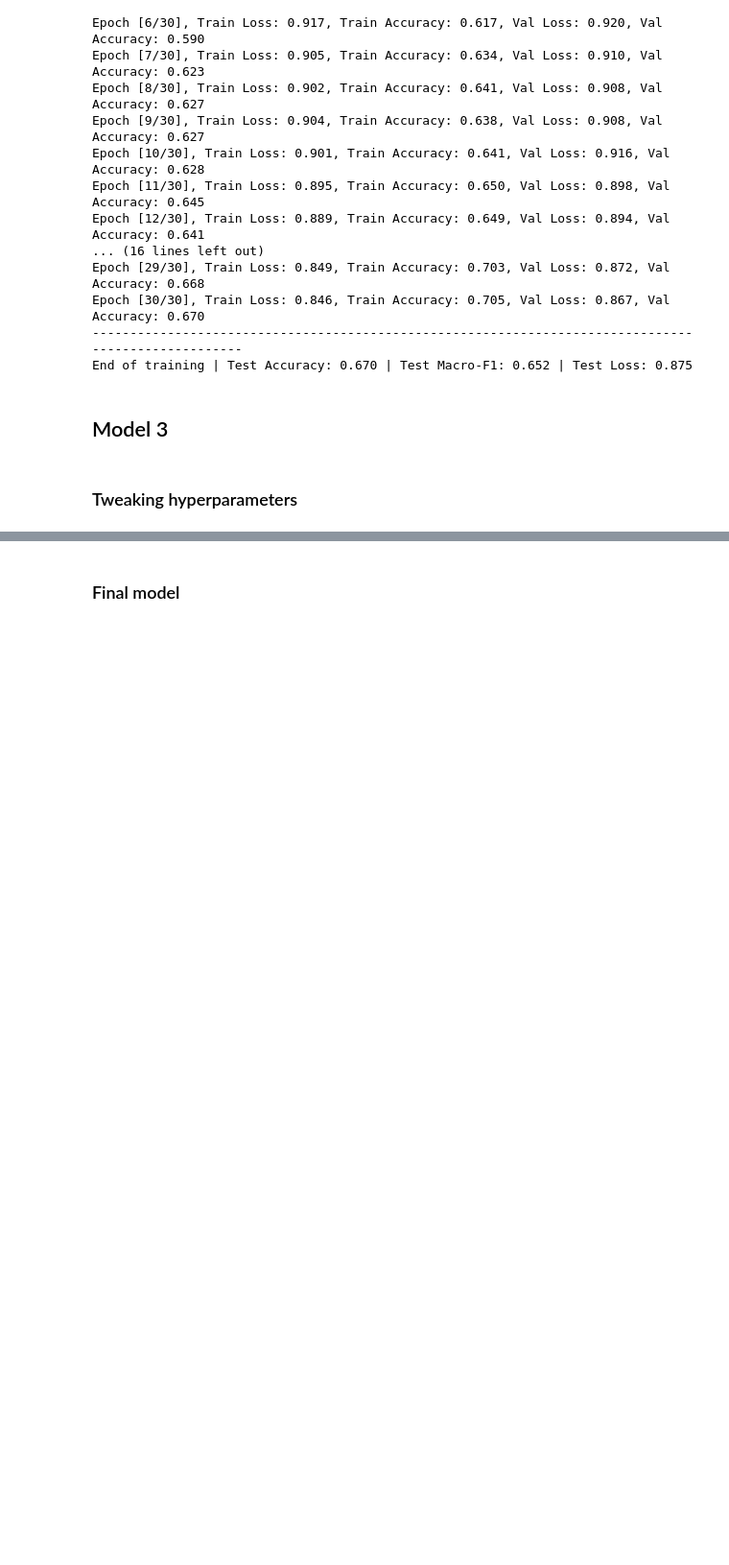
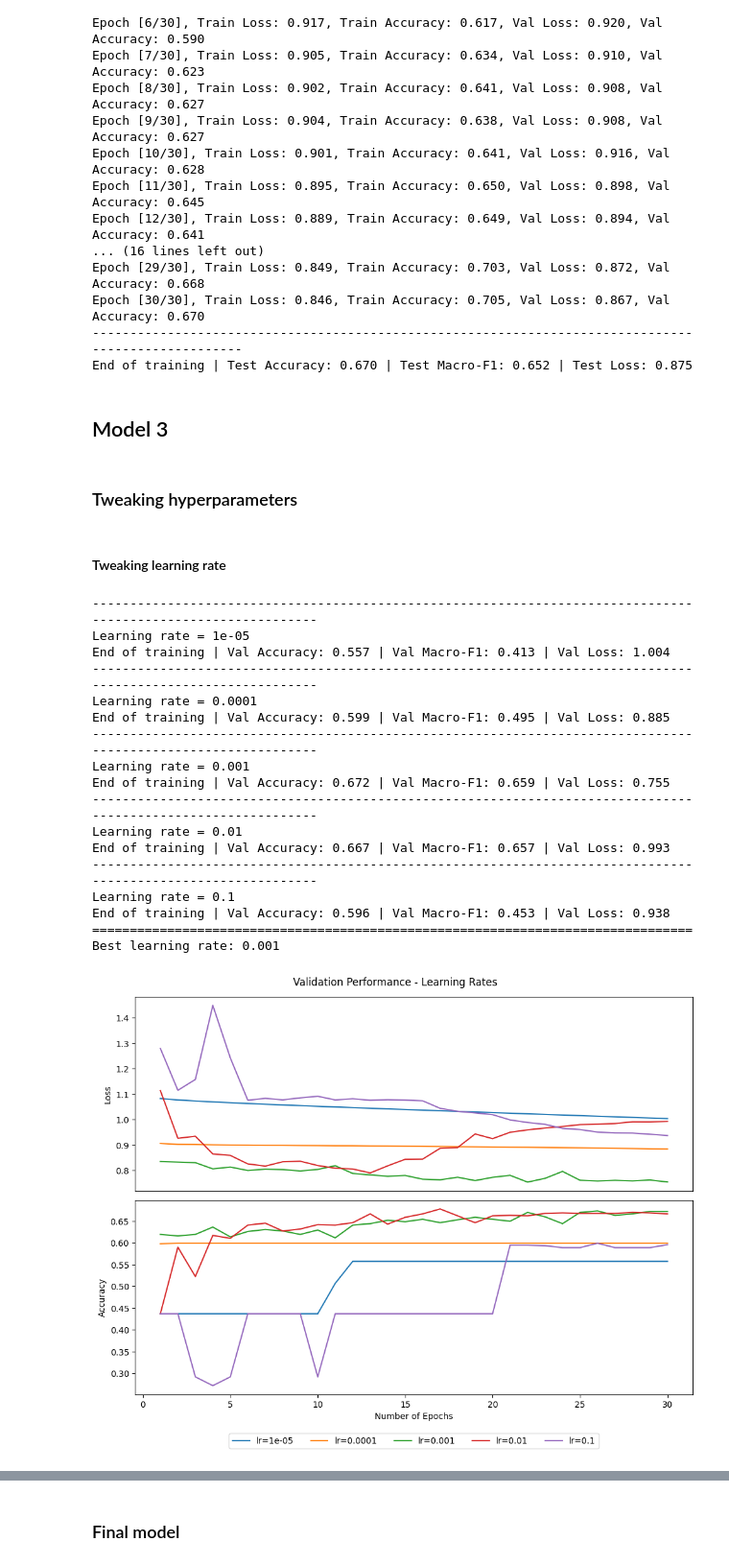
Before and after one commit to milanaveed/cits4012_project, a Jupyter notebook: 4012_v1.ipynb, the cells around one changed output, grey strips where cells are left out. Shown at 96% size. Cells and saved outputs as stored; diff of their text form; code cells hidden in the pictures; blank space fills up the shorter version.

```diff
--- a/4012_v1.ipynb
+++ b/4012_v1.ipynb
@@ -2203,4 +2198,84 @@ def train_and_evaluate_model3(
 #     population_size=10, generations=20, num_top_individuals=5, model=3
 # )
 # ga.run()
+# %% [markdown]
+#### Tweaking learning rate
+# %%
+lr_options = [0.00001, 0.0001, 0.001, 0.01, 0.1]
+best_lr = None
+best_val_loss = float("inf")
+num_epochs = 30
+
+model3 = Model3(
+    input_dim=300,
+    aspect_dim=300,
+    hidden_dim=256,
+    output_dim=3,
+    num_layers=2,
+    dropout=0.1,
+).to(device)
+
+criterion = nn.CrossEntropyLoss()
+
+
+fig, (ax1, ax2) = plt.subplots(2, 1, figsize=(
+    10, 8), sharex=True, tight_layout=True)
+fig.set_constrained_layout_pads(hspace=0.0, h_pad=0.0)
+
+for lr in lr_options:
+    print("-" * 110)
+    print(f"Learning rate = {lr}")
+
+    optimizer = optim.Adagrad(model3.parameters(), lr=lr)
+    scheduler = optim.lr_scheduler.ReduceLROnPlateau(
+        optimizer, mode='min', factor=0.5, patience=2, min_lr=0.0001)
+    val_losses, val_accuracies = train_and_evaluate_model3(
+        model3, train_loader2, val_loader2, criterion, optimizer, num_epochs, scheduler, verbose=False)
+    ax1.plot(range(1, num_epochs + 1), val_losses, label="lr=" + str(lr))
+    ax2.plot(range(1, num_epochs + 1), val_accuracies, label="lr=" + str(lr))
+
+    val_loss, val_accuracy, val_f1 = evaluate_model3(model3, val_loader2)
+    # print('-' * 89)
+    print(f"End of training | Val Accuracy: {val_accuracy:.3f} | Val Macro-F1: {
+        val_f1:.3f} | Val Loss: {val_loss:.3f}")
+    # print('-' * 89)
+
+    if val_loss < best_val_loss:
+        best_val_loss = val_loss
+        best_lr = lr
+
+print("=" * 80)
+
+print(f"Best learning rate: {best_lr}")
+
+
+ax1.set_ylabel("Loss")
+ax1.tick_params(axis='x', which='both',
+                bottom=False)  # turn off major & minor ticks on the bottom
+ax2.legend(loc='lower center', ncol=5, bbox_to_anchor=(0.5, -0.3))
+ax2.set_xlabel("Number of Epochs")
+ax2.set_ylabel("Accuracy")
+ax2.xaxis.set_minor_locator(MultipleLocator(5))
+fig.suptitle("Validation Performance - Learning Rates")
+save_fig('model3_learning_rate')
+plt.show()
+# %% [output]
+--------------------------------------------------------------------------------------------------------------
+Learning rate = 1e-05
+End of training | Val Accuracy: 0.557 | Val Macro-F1: 0.413 | Val Loss: 1.004
+--------------------------------------------------------------------------------------------------------------
+Learning rate = 0.0001
+End of training | Val Accuracy: 0.599 | Val Macro-F1: 0.495 | Val Loss: 0.885
+--------------------------------------------------------------------------------------------------------------
+Learning rate = 0.001
+End of training | Val Accuracy: 0.672 | Val Macro-F1: 0.659 | Val Loss: 0.755
+--------------------------------------------------------------------------------------------------------------
+Learning rate = 0.01
+End of training | Val Accuracy: 0.667 | Val Macro-F1: 0.657 | Val Loss: 0.993
+--------------------------------------------------------------------------------------------------------------
+Learning rate = 0.1
+End of training | Val Accuracy: 0.596 | Val Macro-F1: 0.453 | Val Loss: 0.938
+================================================================================
+Best learning rate: 0.001
+[figure, added]
 # %% [markdown]
```
Also changed, not shown: parts of 19 cells of this notebook, 10 other files.
